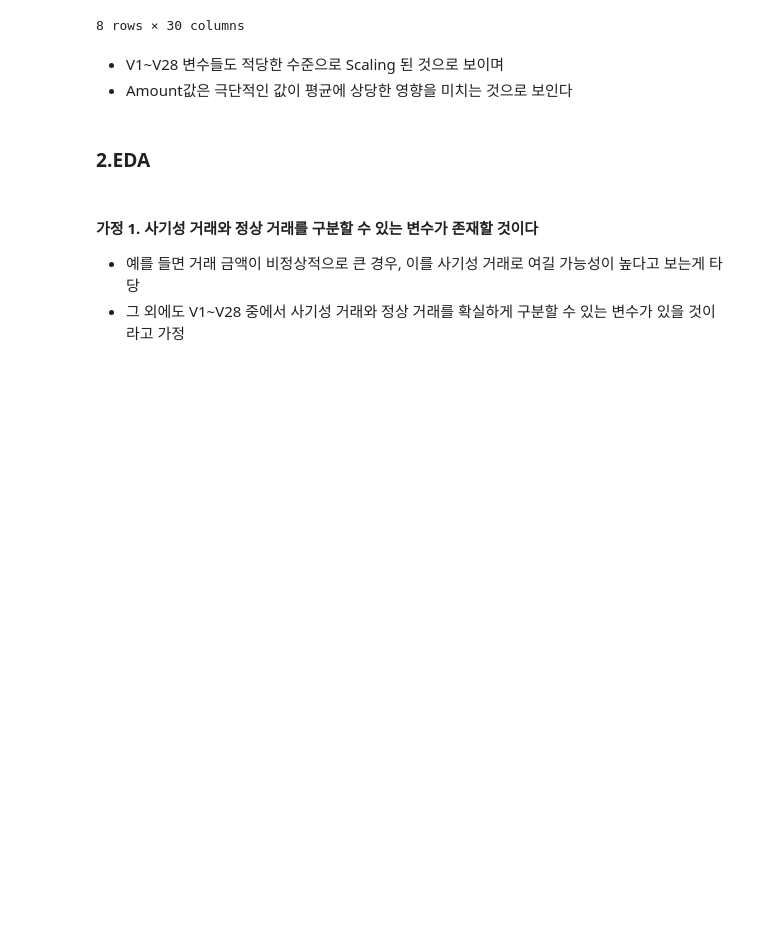
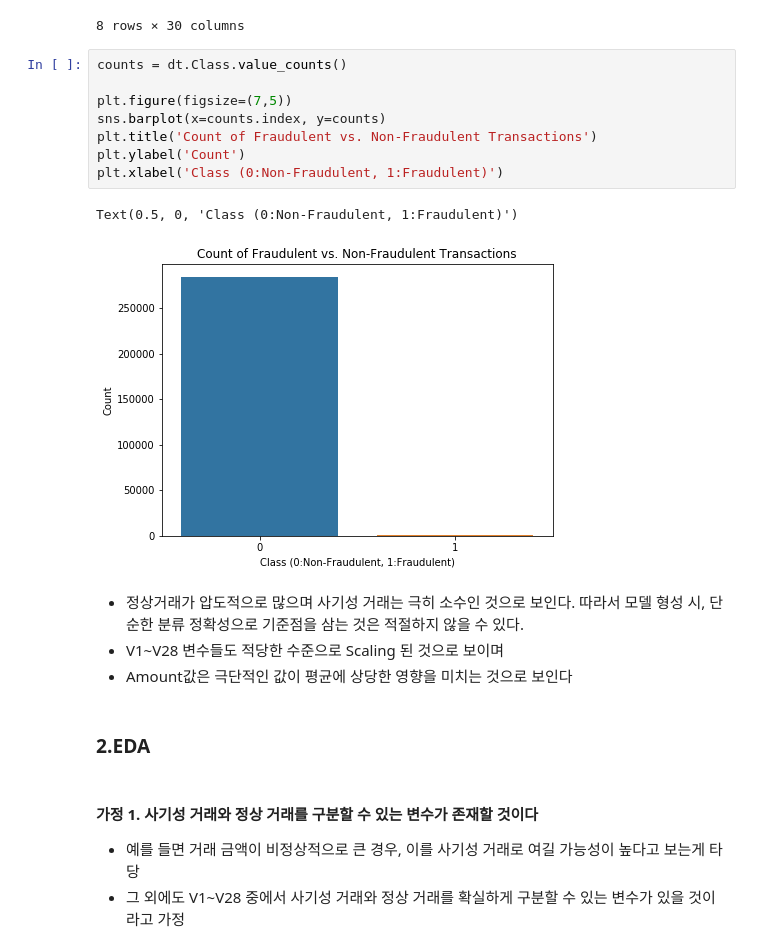
Before and after one commit to seolbluewings/Python, a Jupyter notebook: 11.Naive Bayes Classifier.ipynb, the cells around one changed output. Saved outputs shown, nothing was run; the diff lists cells and outputs as text; blank space fills up the shorter version.

```diff
--- a/11.Naive Bayes Classifier.ipynb
+++ b/11.Naive Bayes Classifier.ipynb
@@ -76,7 +76,19 @@ dt.describe()
 | 75% | 1.315642e+00 | 8.037239e-01 | 1.027196e+00 | 7.433413e-01 | 6.119264e-01 | 3.985649e-01 | 5.704361e-01 | 3.273459e-01 | 5.971390e-01 | 4.539234e-01 | ... | ... |
 | max | 2.454930e+00 | 2.205773e+01 | 9.382558e+00 | 1.687534e+01 | 3.480167e+01 | 7.330163e+01 | 1.205895e+02 | 2.000721e+01 | 1.559499e+01 | 2.374514e+01 | ... | ... |
 8 rows × 30 columns
+# %%
+counts = dt.Class.value_counts()
+
+plt.figure(figsize=(7,5))
+sns.barplot(x=counts.index, y=counts)
+plt.title('Count of Fraudulent vs. Non-Fraudulent Transactions')
+plt.ylabel('Count')
+plt.xlabel('Class (0:Non-Fraudulent, 1:Fraudulent)')
+# %% [output]
+Text(0.5, 0, 'Class (0:Non-Fraudulent, 1:Fraudulent)')
+[figure, added]
 # %% [markdown]
+- 정상거래가 압도적으로 많으며 사기성 거래는 극히 소수인 것으로 보인다. 따라서 모델 형성 시, 단순한 분류 정확성으로 기준점을 삼는 것은 적절하지 않을 수 있다.
 - V1~V28 변수들도 적당한 수준으로 Scaling 된 것으로 보이며
 - Amount값은 극단적인 값이 평균에 상당한 영향을 미치는 것으로 보인다
 # %% [markdown]
```
Also changed, not shown: parts of 1 cell of this notebook.
